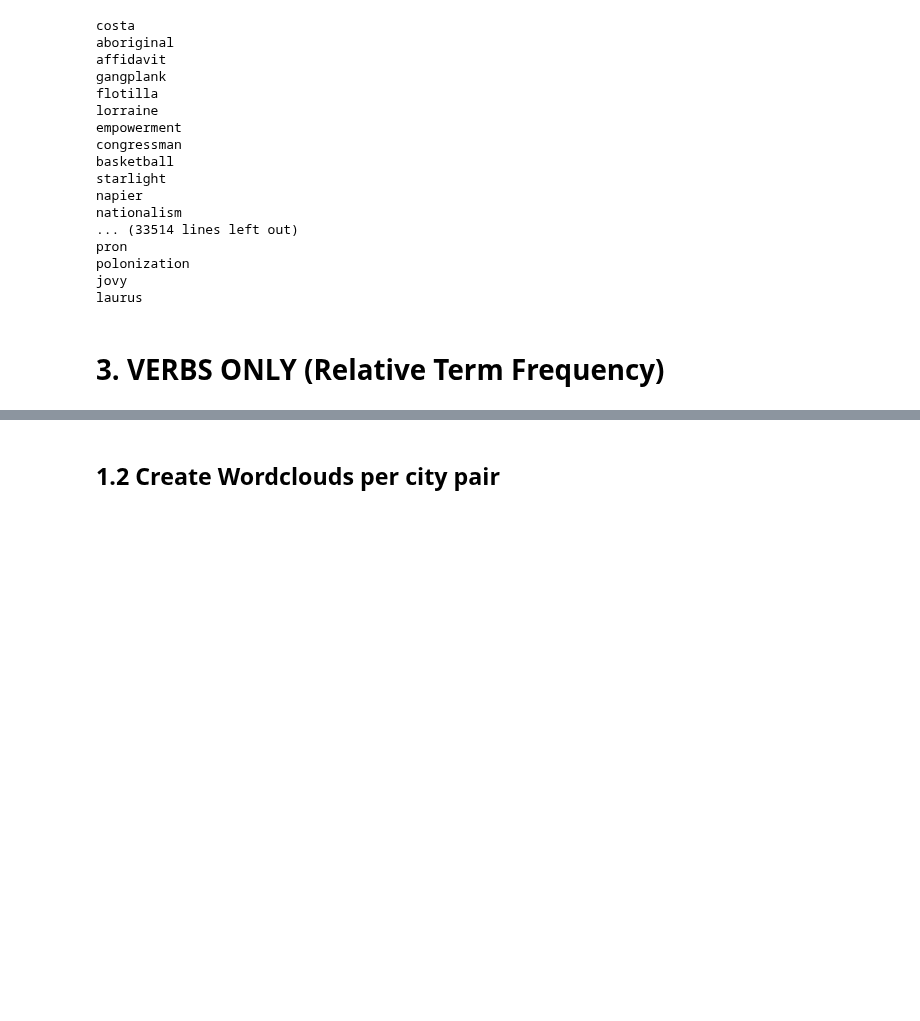
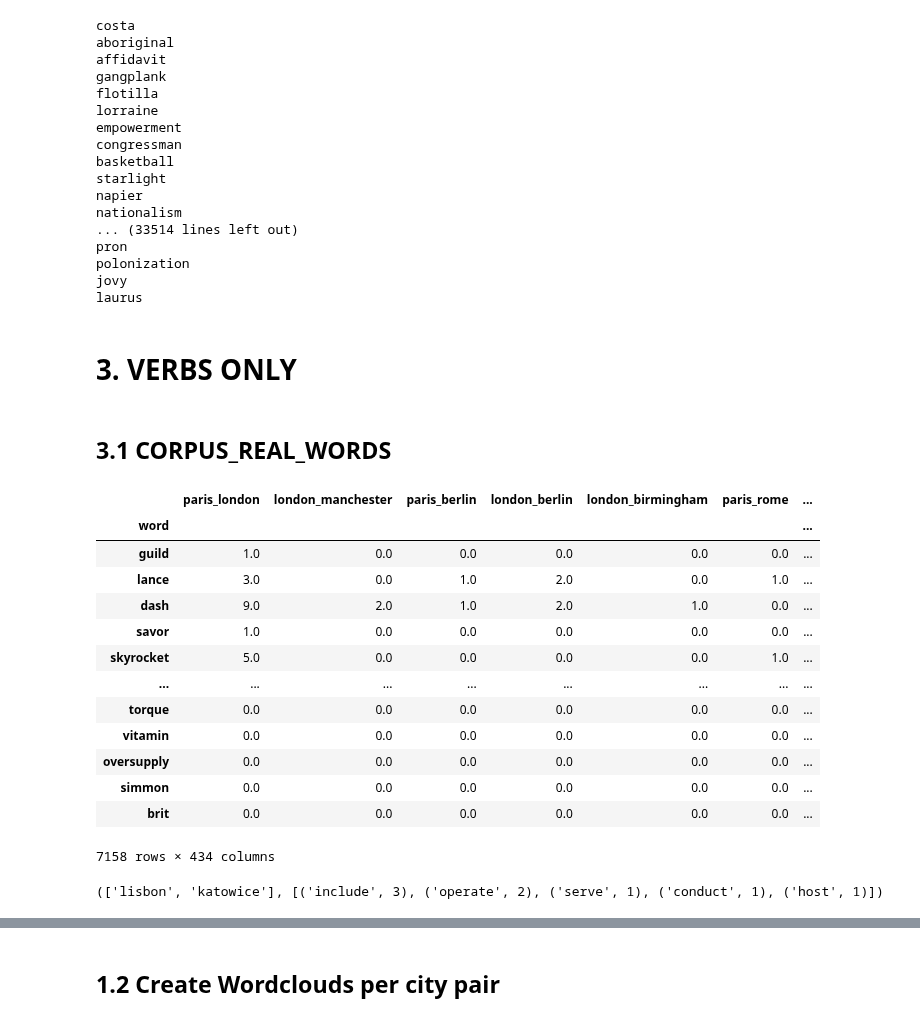
Before and after one commit to seriousdeejay/citynet, a Jupyter notebook: src/analyses/Diederik/2 Wordcloud.ipynb, the cells around one changed output, grey strips where cells are left out. Cells and saved outputs as stored; diff of their text form; code cells hidden in the pictures; blank space fills up the shorter version.

```diff
--- a/src/analyses/Diederik/2 Wordcloud.ipynb
+++ b/src/analyses/Diederik/2 Wordcloud.ipynb
@@ -235,4 +265,33 @@ create_wordcloud(data=data, WORDCLOUD_LOCATION=WORDCLOUD_LOCATION)
 # %%
 os.path.isdir(WORDCLOUD_LOCATION)
 # %% [markdown]
-# 3. VERBS ONLY (Relative Term Frequency)
+# 3. VERBS ONLY
+# %% [markdown]
+## 3.1 CORPUS_REAL_WORDS
+# %%
+CORPUS_PATH = '../../../../data/word_frequencies/corpus_verbs_real_words.csv'
+
+corpus = pd.read_csv(CORPUS_PATH)
+corpus.set_index('word', inplace=True)
+corpus
+# %% [output]
+|  | paris_london | london_manchester | paris_berlin | london_berlin | london_birmingham | paris_rome | ... |
+| word |  |  |  |  |  |  | ... |
+| guild | 1.0 | 0.0 | 0.0 | 0.0 | 0.0 | 0.0 | ... |
+| lance | 3.0 | 0.0 | 1.0 | 2.0 | 0.0 | 1.0 | ... |
+| dash | 9.0 | 2.0 | 1.0 | 2.0 | 1.0 | 0.0 | ... |
+| savor | 1.0 | 0.0 | 0.0 | 0.0 | 0.0 | 0.0 | ... |
+| skyrocket | 5.0 | 0.0 | 0.0 | 0.0 | 0.0 | 1.0 | ... |
+| ... | ... | ... | ... | ... | ... | ... | ... |
+| torque | 0.0 | 0.0 | 0.0 | 0.0 | 0.0 | 0.0 | ... |
+| vitamin | 0.0 | 0.0 | 0.0 | 0.0 | 0.0 | 0.0 | ... |
+| oversupply | 0.0 | 0.0 | 0.0 | 0.0 | 0.0 | 0.0 | ... |
+| simmon | 0.0 | 0.0 | 0.0 | 0.0 | 0.0 | 0.0 | ... |
+| brit | 0.0 | 0.0 | 0.0 | 0.0 | 0.0 | 0.0 | ... |
+7158 rows × 434 columns
+# %%
+WORDCLOUD_LOCATION = f'../../../../data/wordclouds/real_words/verbs/CORPUS_30/'
+
+create_wordcloud_from_df(corpus, WORDCLOUD_LOCATION=WORDCLOUD_LOCATION, OVERRIDE_OLD_WORDCLOUDS=True)
+# %% [output]
+(['lisbon', 'katowice'], [('include', 3), ('operate', 2), ('serve', 1), ('conduct', 1), ('host', 1)])
```
Also changed, not shown: parts of 28 cells of this notebook, 1 other file.
